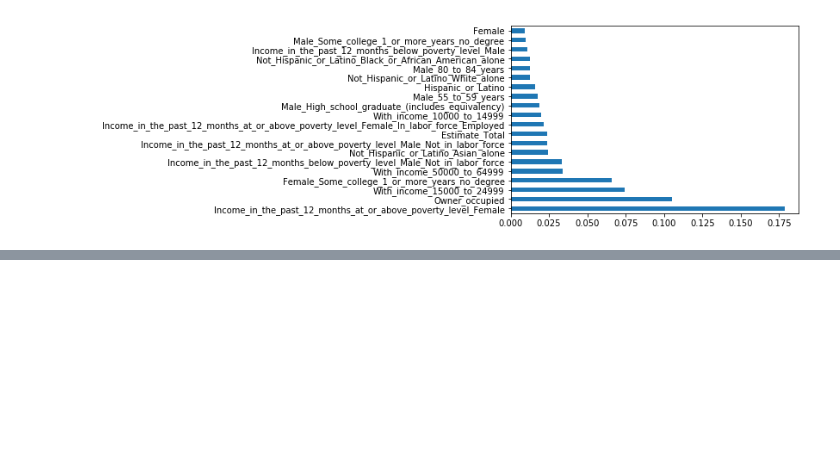
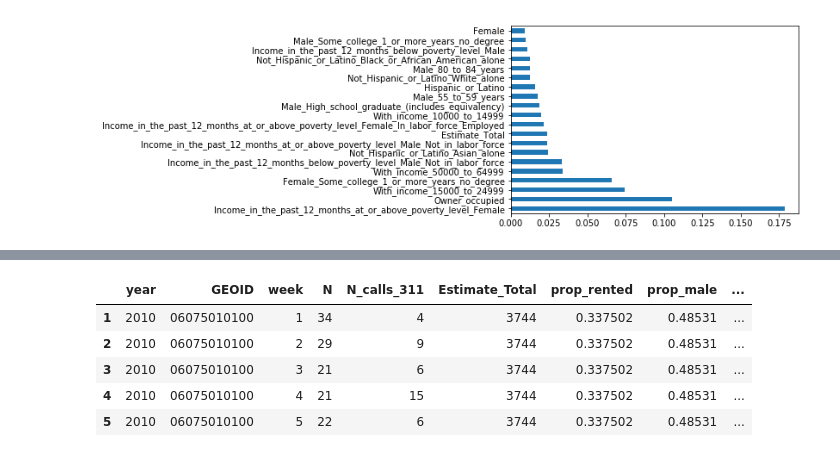
Before and after one commit to zhiwei-kou/sf-crime, a Jupyter notebook: code/python_modeling/0_Load_Spatial_Data_and_create_with_R.ipynb, the cells around one changed output, grey strips where cells are left out. Cells and saved outputs as stored; diff of their text form; code cells hidden in the pictures; blank space fills up the shorter version.

```diff
--- a/code/python_modeling/0_Load_Spatial_Data_and_create_with_R.ipynb
+++ b/code/python_modeling/0_Load_Spatial_Data_and_create_with_R.ipynb
@@ -393,0 +429,12 @@ feat_importances.nlargest(20).plot(kind='barh')
+# %%
+malvika_url = "https://raw.githubusercontent.com/malvikarajeev/sfcrimeanalysis/master/weekly_crime_counts_with_varaibles.csv"
+addtl_data = pd.read_csv(malvika_url, index_col=0)
+addtl_data['GEOID'] = [str(g).rjust(11, '0') for g in addtl_data['GEOID']]
+addtl_data.head(5)
+# %% [output]
+|  | year | GEOID | week | N | N_calls_311 | Estimate_Total | prop_rented | prop_male | ... |
+| 1 | 2010 | 06075010100 | 1 | 34 | 4 | 3744 | 0.337502 | 0.48531 | ... |
+| 2 | 2010 | 06075010100 | 2 | 29 | 9 | 3744 | 0.337502 | 0.48531 | ... |
+| 3 | 2010 | 06075010100 | 3 | 21 | 6 | 3744 | 0.337502 | 0.48531 | ... |
+| 4 | 2010 | 06075010100 | 4 | 21 | 15 | 3744 | 0.337502 | 0.48531 | ... |
+| 5 | 2010 | 06075010100 | 5 | 22 | 6 | 3744 | 0.337502 | 0.48531 | ... |
```
Also changed, not shown: parts of 17 cells of this notebook.
